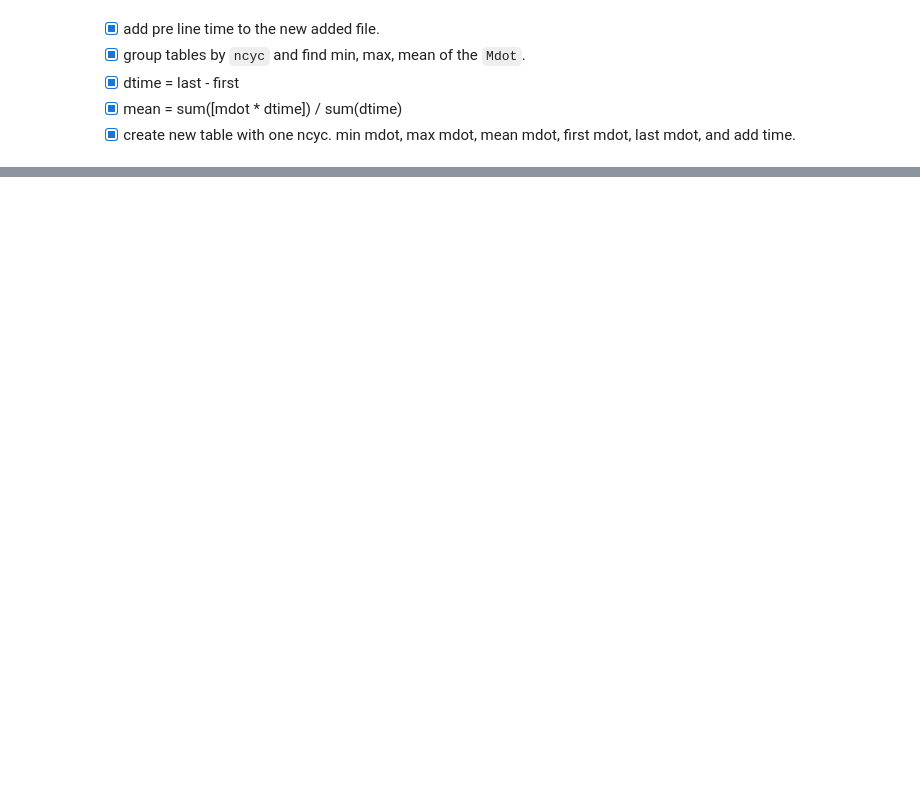
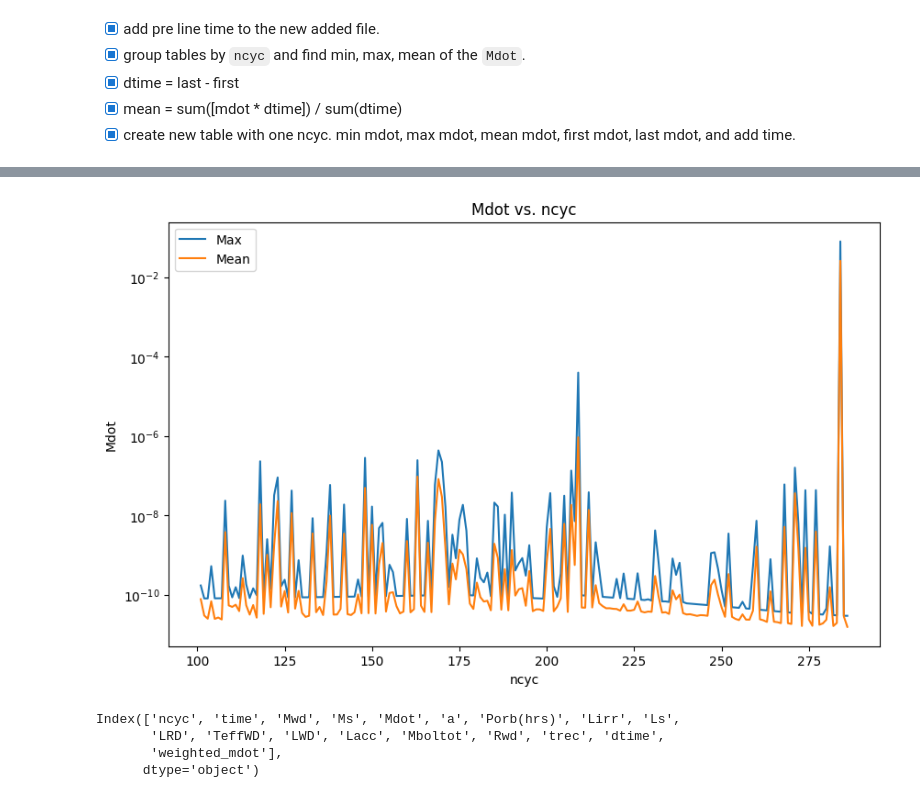
Before and after one commit to jenya1996/Final-project, a Jupyter notebook: final_project.ipynb, the cells around one changed output, grey strips where cells are left out. Saved outputs shown, nothing was run; the diff lists cells and outputs as text; code cells hidden in the pictures; blank space fills up the shorter version.

Commit message:
add secont plot

```diff
--- a/final_project.ipynb
+++ b/final_project.ipynb
@@ -205,0 +219,24 @@ summary
+# %%
+import matplotlib.pyplot as plt
+summary = summary[100:-3]
+
+# scale my y with log10
+plt.figure(figsize=(10, 6))
+plt.yscale("log")
+# plt.plot(summary["ncyc"], summary["time"], label="Time")
+
+# plt.plot(summary["ncyc"], summary["min"], label="Min")
+plt.plot(summary["ncyc"], summary["max"], label="Max")
+plt.plot(summary["ncyc"], summary["mean"], label="Mean")
+plt.legend()
+plt.xlabel("ncyc")
+plt.ylabel("Mdot")
+plt.title("Mdot vs. ncyc")
+plt.show()
+print(combined_df.columns)
+# %% [output]
+[figure, added]
+Index(['ncyc', 'time', 'Mwd', 'Ms', 'Mdot', 'a', 'Porb(hrs)', 'Lirr', 'Ls',
+       'LRD', 'TeffWD', 'LWD', 'Lacc', 'Mboltot', 'Rwd', 'trec', 'dtime',
+       'weighted_mdot'],
+      dtype='object')
```
Also changed, not shown: parts of 8 cells of this notebook, 1 other file.
